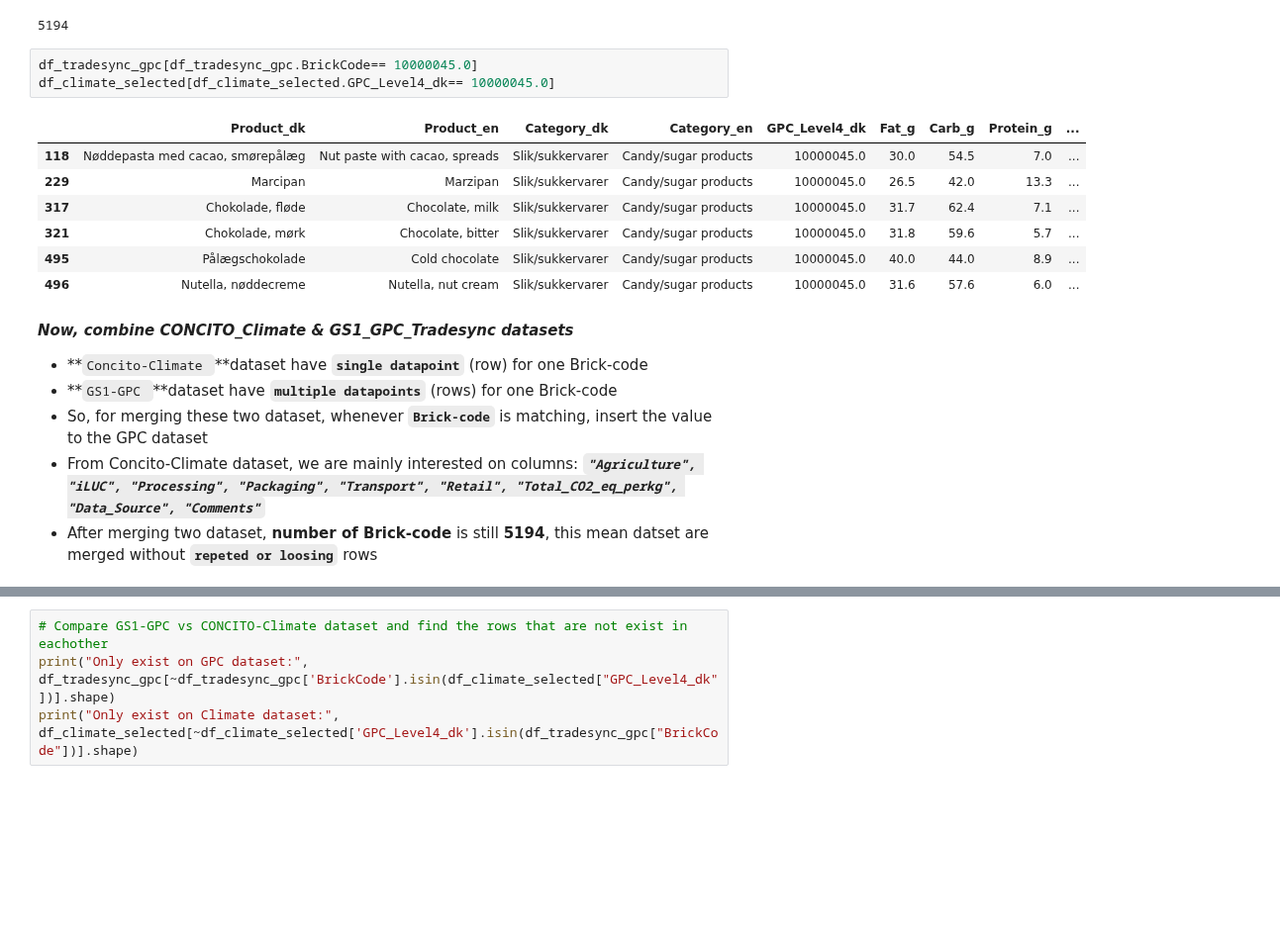
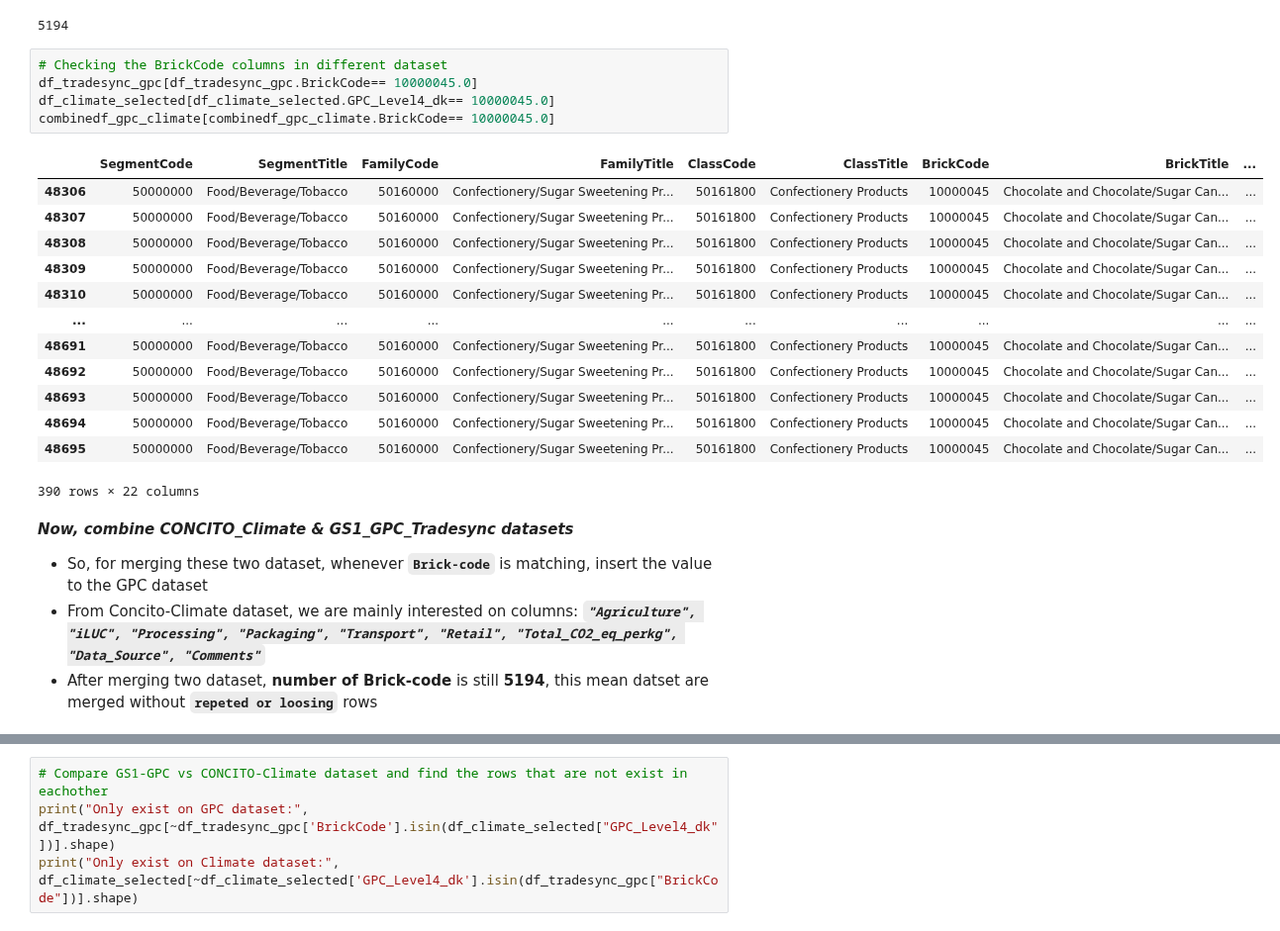
Before and after one commit to mrchapagain/ConsumerDataAnalytics, a Jupyter notebook: Data_Exploration.ipynb, the cells around one changed output, grey strips where cells are left out. Shown at 99% size. Drawn from its saved outputs; the diff is of its cells as text; blank space fills up the shorter version.

```diff
--- a/Data_Exploration.ipynb
+++ b/Data_Exploration.ipynb
@@ -410,21 +410,27 @@ len(df_tradesync_gpc.BrickCode.unique())
 # %% [output]
 5194
 # %%
+# Checking the BrickCode columns in different dataset
 df_tradesync_gpc[df_tradesync_gpc.BrickCode== 10000045.0]
 df_climate_selected[df_climate_selected.GPC_Level4_dk== 10000045.0]
+combinedf_gpc_climate[combinedf_gpc_climate.BrickCode== 10000045.0]
 # %% [output]
-|  | Product_dk | Product_en | Category_dk | Category_en | GPC_Level4_dk | Fat_g | Carb_g | Protein_g | ... |
-| 118 | Nøddepasta med cacao, smørepålæg | Nut paste with cacao, spreads | Slik/sukkervarer | Candy/sugar products | 10000045.0 | 30.0 | 54.5 | 7.0 | ... |
-| 229 | Marcipan | Marzipan | Slik/sukkervarer | Candy/sugar products | 10000045.0 | 26.5 | 42.0 | 13.3 | ... |
-| 317 | Chokolade, fløde | Chocolate, milk | Slik/sukkervarer | Candy/sugar products | 10000045.0 | 31.7 | 62.4 | 7.1 | ... |
-| 321 | Chokolade, mørk | Chocolate, bitter | Slik/sukkervarer | Candy/sugar products | 10000045.0 | 31.8 | 59.6 | 5.7 | ... |
-| 495 | Pålægschokolade | Cold chocolate | Slik/sukkervarer | Candy/sugar products | 10000045.0 | 40.0 | 44.0 | 8.9 | ... |
-| 496 | Nutella, nøddecreme | Nutella, nut cream | Slik/sukkervarer | Candy/sugar products | 10000045.0 | 31.6 | 57.6 | 6.0 | ... |
+|  | SegmentCode | SegmentTitle | FamilyCode | FamilyTitle | ClassCode | ClassTitle | BrickCode | BrickTitle | ... |
+| 48306 | 50000000 | Food/Beverage/Tobacco | 50160000 | Confectionery/Sugar Sweetening Pr... | 50161800 | Confectionery Products | 10000045 | Chocolate and Chocolate/Sugar Can... | ... |
+| 48307 | 50000000 | Food/Beverage/Tobacco | 50160000 | Confectionery/Sugar Sweetening Pr... | 50161800 | Confectionery Products | 10000045 | Chocolate and Chocolate/Sugar Can... | ... |
+| 48308 | 50000000 | Food/Beverage/Tobacco | 50160000 | Confectionery/Sugar Sweetening Pr... | 50161800 | Confectionery Products | 10000045 | Chocolate and Chocolate/Sugar Can... | ... |
+| 48309 | 50000000 | Food/Beverage/Tobacco | 50160000 | Confectionery/Sugar Sweetening Pr... | 50161800 | Confectionery Products | 10000045 | Chocolate and Chocolate/Sugar Can... | ... |
+| 48310 | 50000000 | Food/Beverage/Tobacco | 50160000 | Confectionery/Sugar Sweetening Pr... | 50161800 | Confectionery Products | 10000045 | Chocolate and Chocolate/Sugar Can... | ... |
+| ... | ... | ... | ... | ... | ... | ... | ... | ... | ... |
+| 48691 | 50000000 | Food/Beverage/Tobacco | 50160000 | Confectionery/Sugar Sweetening Pr... | 50161800 | Confectionery Products | 10000045 | Chocolate and Chocolate/Sugar Can... | ... |
+| 48692 | 50000000 | Food/Beverage/Tobacco | 50160000 | Confectionery/Sugar Sweetening Pr... | 50161800 | Confectionery Products | 10000045 | Chocolate and Chocolate/Sugar Can... | ... |
+| 48693 | 50000000 | Food/Beverage/Tobacco | 50160000 | Confectionery/Sugar Sweetening Pr... | 50161800 | Confectionery Products | 10000045 | Chocolate and Chocolate/Sugar Can... | ... |
+| 48694 | 50000000 | Food/Beverage/Tobacco | 50160000 | Confectionery/Sugar Sweetening Pr... | 50161800 | Confectionery Products | 10000045 | Chocolate and Chocolate/Sugar Can... | ... |
+| 48695 | 50000000 | Food/Beverage/Tobacco | 50160000 | Confectionery/Sugar Sweetening Pr... | 50161800 | Confectionery Products | 10000045 | Chocolate and Chocolate/Sugar Can... | ... |
+390 rows × 22 columns
 # %% [markdown]
 ***Now, combine CONCITO_Climate & GS1_GPC_Tradesync datasets***
 
-*   **`Concito-Climate `**dataset have **`single datapoint`** (row) for one Brick-code
-*   **`GS1-GPC `**dataset have **`multiple datapoints`** (rows) for one Brick-code
 *   So, for merging these two dataset, whenever **`Brick-code`** is matching, insert the value to the GPC dataset
 *   From Concito-Climate dataset, we are mainly interested on columns: ***`"Agriculture", "iLUC", "Processing", "Packaging", "Transport", "Retail", "Total_CO2_eq_perkg", "Data_Source", "Comments"`***
 *   After merging two dataset, **number of Brick-code** is still **5194**, this mean datset are merged without **`repeted or loosing`** rows
```
Also changed, not shown: parts of 2 cells of this notebook.
